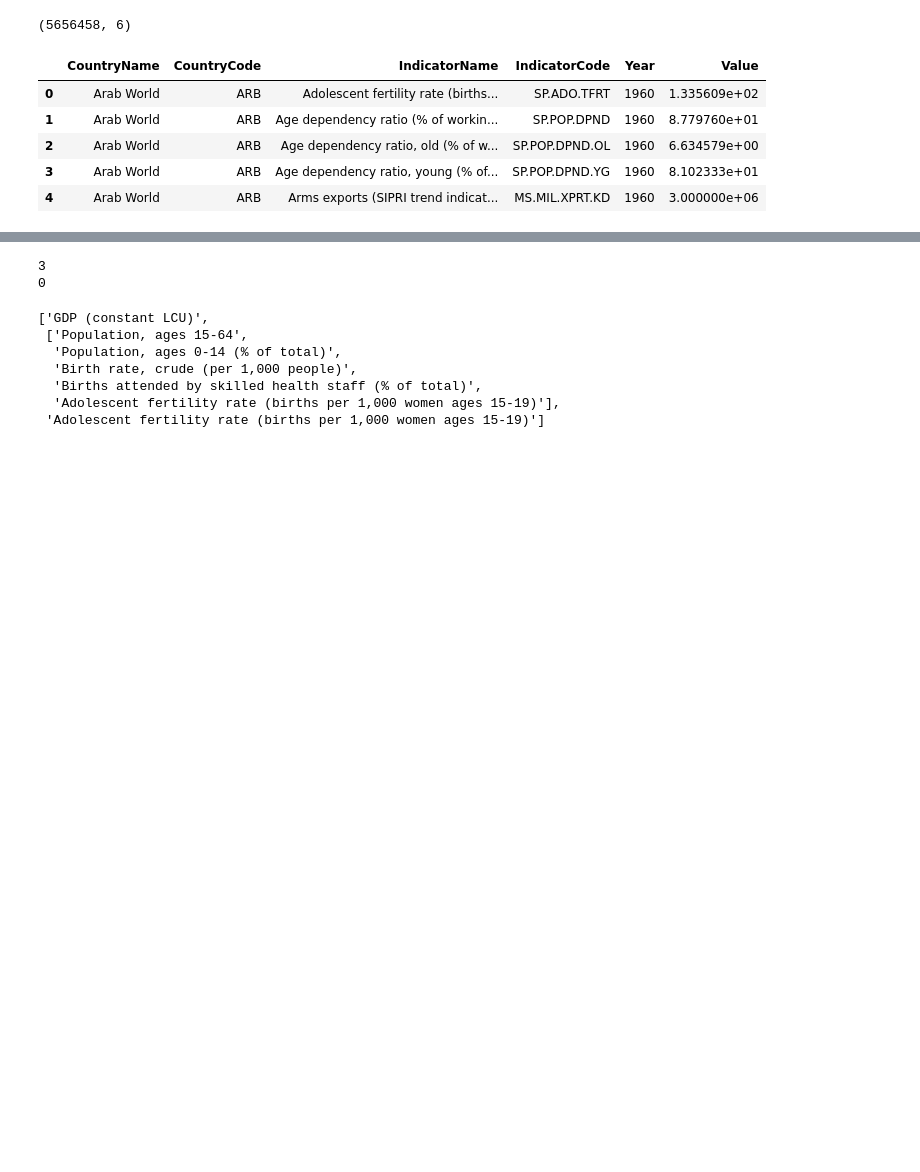
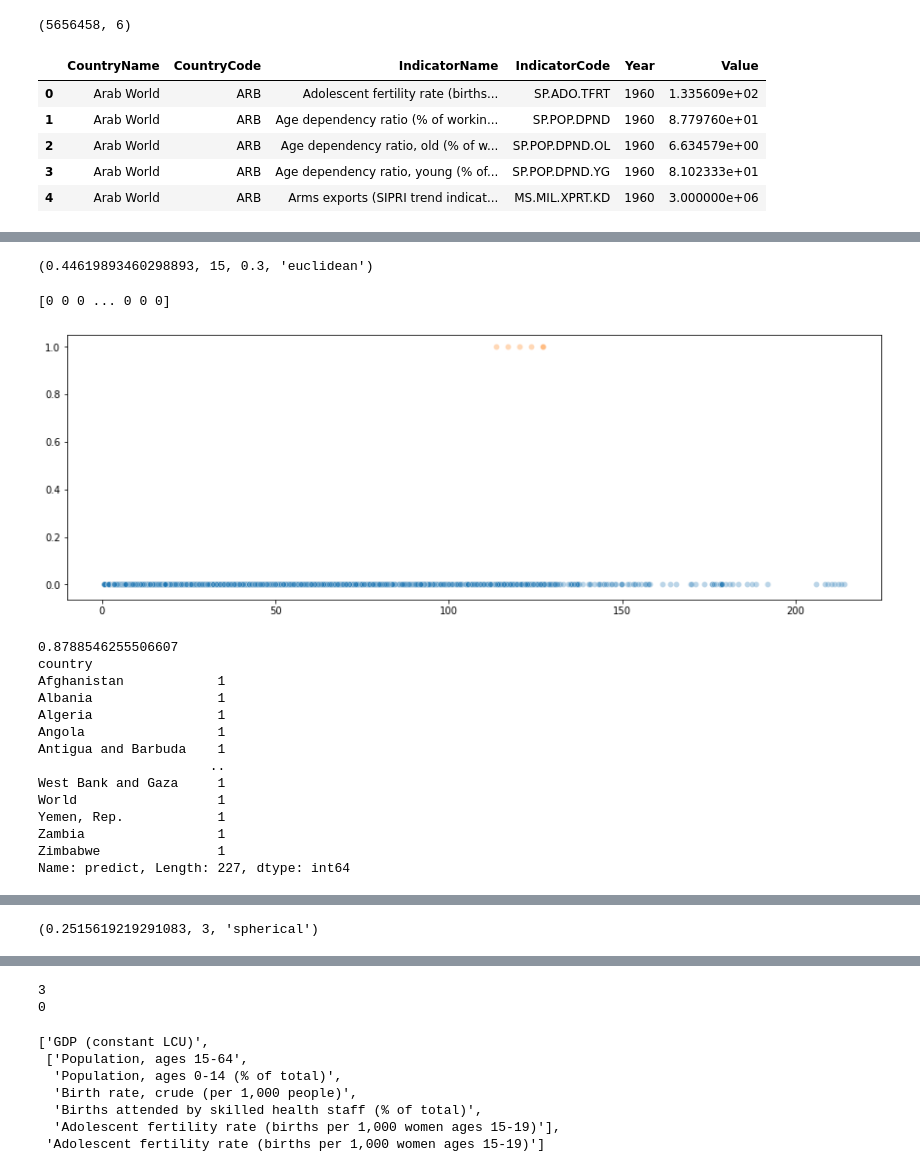
Before and after one commit to soyoungpark9187/ML_termProject, a Jupyter notebook: input/kmeans.ipynb, the cells around one changed output, grey strips where cells are left out. Saved outputs shown, nothing was run; the diff lists cells and outputs as text; code cells hidden in the pictures; blank space fills up the shorter version.

```diff
--- a/input/kmeans.ipynb
+++ b/input/kmeans.ipynb
@@ -455,0 +487,39 @@ Name: predict, Length: 227, dtype: int32
+# %%
+feature_d = {
+        'Population, ages 15-64',
+    'Population, ages 0-14 (% of total)',
+    'Birth rate, crude (per 1,000 people)',
+    'Births attended by skilled health staff (% of total)',
+        'Improved water source (% of population with access)',
+    'Improved water source, rural (% of rural population with access)',
+    target_id
+}
+# %%
+df=transformDf(data, feature_d, True)
+df=preprocessingMissing(df)
+df= make_grade(df, 4)
+# %%
+bestParmDBSCAN(df)
+# %% [output]
+(0.44619893460298893, 15, 0.3, 'euclidean')
+# %%
+label, acc = runDBSCAN(df, 15, 0.3, 'euclidean')
+print(acc)
+plotCluster(df, label,"dbscan")
+# %% [output]
+[0 0 0 ... 0 0 0]
+[figure, added]
+0.8788546255506607
+country
+Afghanistan            1
+Albania                1
+Algeria                1
+Angola                 1
+Antigua and Barbuda    1
+                      ..
+West Bank and Gaza     1
+World                  1
+Yemen, Rep.            1
+Zambia                 1
+Zimbabwe               1
+Name: predict, Length: 227, dtype: int64
@@ -455,0 +541,4 @@ Name: predict, Length: 227, dtype: int32
+# %%
+bestParmGMM(df)
+# %% [output]
+(0.2515619219291083, 3, 'spherical')
```
Also changed, not shown: parts of 11 cells of this notebook.
